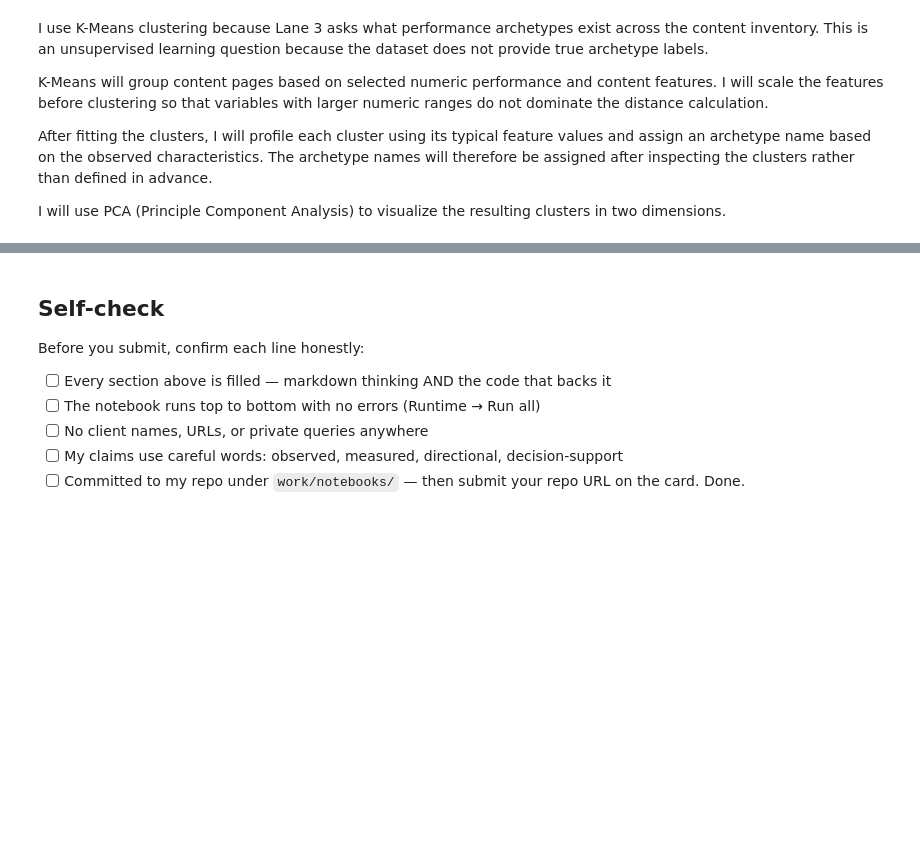
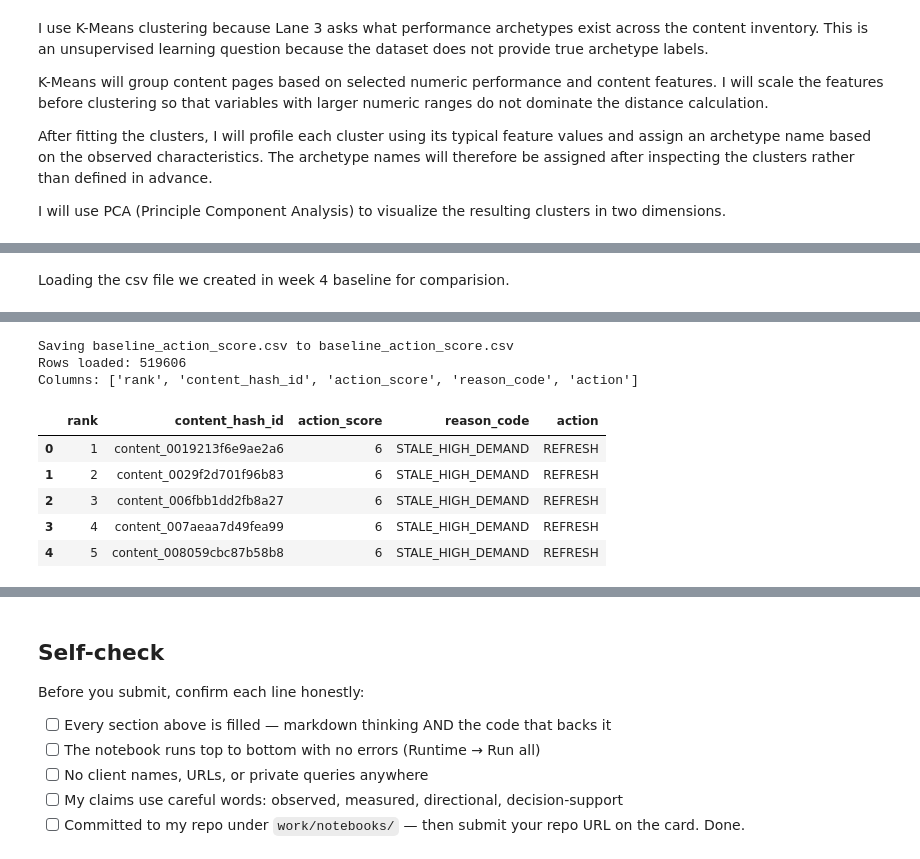
Before and after one commit to Mahnoor-Sajjad/Flyrank-Internship, a Jupyter notebook: work/notebooks/w05_model.ipynb, the cells around one changed output, grey strips where cells are left out. Saved outputs shown, nothing was run; the diff lists cells and outputs as text; code cells hidden in the pictures; blank space fills up the shorter version.

Commit message:
Completed week 5

```diff
--- a/work/notebooks/w05_model.ipynb
+++ b/work/notebooks/w05_model.ipynb
@@ -680,0 +963,16 @@ I will use PCA (Principle Component Analysis) to visualize the resulting cluster
+# %% [markdown]
+Loading the csv file we created in week 4 baseline for comparision.
+# %%
+# Purpose: Upload the Week 4 baseline CSV into the Week 5 Colab runtime.
+from google.colab import files
+
+uploaded = files.upload()
+
+import pandas as pd
+
+baseline_queue = pd.read_csv("baseline_action_score.csv")
+
+print("Rows loaded:", len(baseline_queue))
+print("Columns:", baseline_queue.columns.tolist())
+display(baseline_queue.head())
+# %% [output]
@@ -680,0 +980,9 @@ I will use PCA (Principle Component Analysis) to visualize the resulting cluster
+Saving baseline_action_score.csv to baseline_action_score.csv
+Rows loaded: 519606
+Columns: ['rank', 'content_hash_id', 'action_score', 'reason_code', 'action']
+|  | rank | content_hash_id | action_score | reason_code | action |
+| 0 | 1 | content_0019213f6e9ae2a6 | 6 | STALE_HIGH_DEMAND | REFRESH |
+| 1 | 2 | content_0029f2d701f96b83 | 6 | STALE_HIGH_DEMAND | REFRESH |
+| 2 | 3 | content_006fbb1dd2fb8a27 | 6 | STALE_HIGH_DEMAND | REFRESH |
+| 3 | 4 | content_007aeaa7d49fea99 | 6 | STALE_HIGH_DEMAND | REFRESH |
+| 4 | 5 | content_008059cbc87b58b8 | 6 | STALE_HIGH_DEMAND | REFRESH |
```
Also changed, not shown: parts of 25 cells of this notebook.
